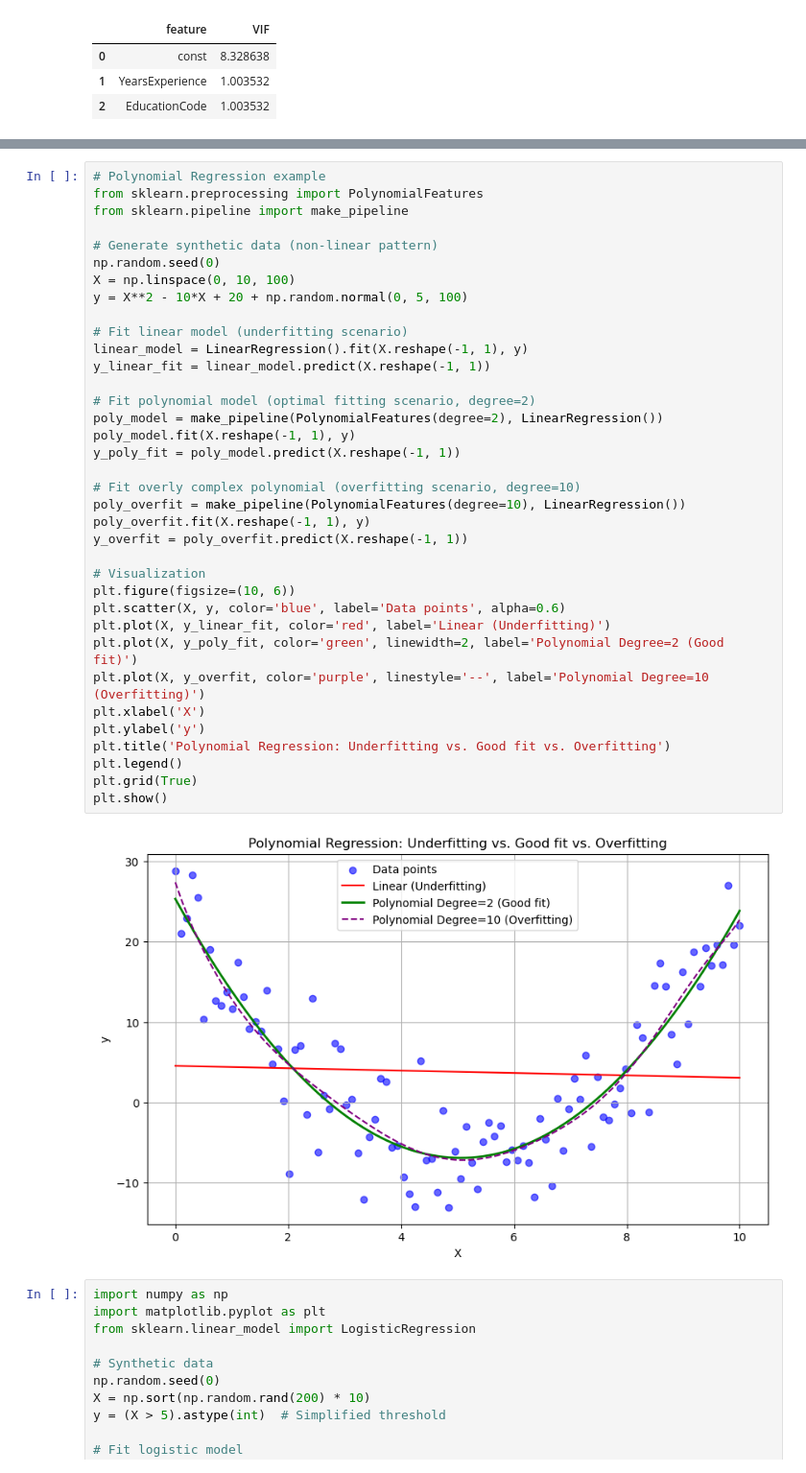
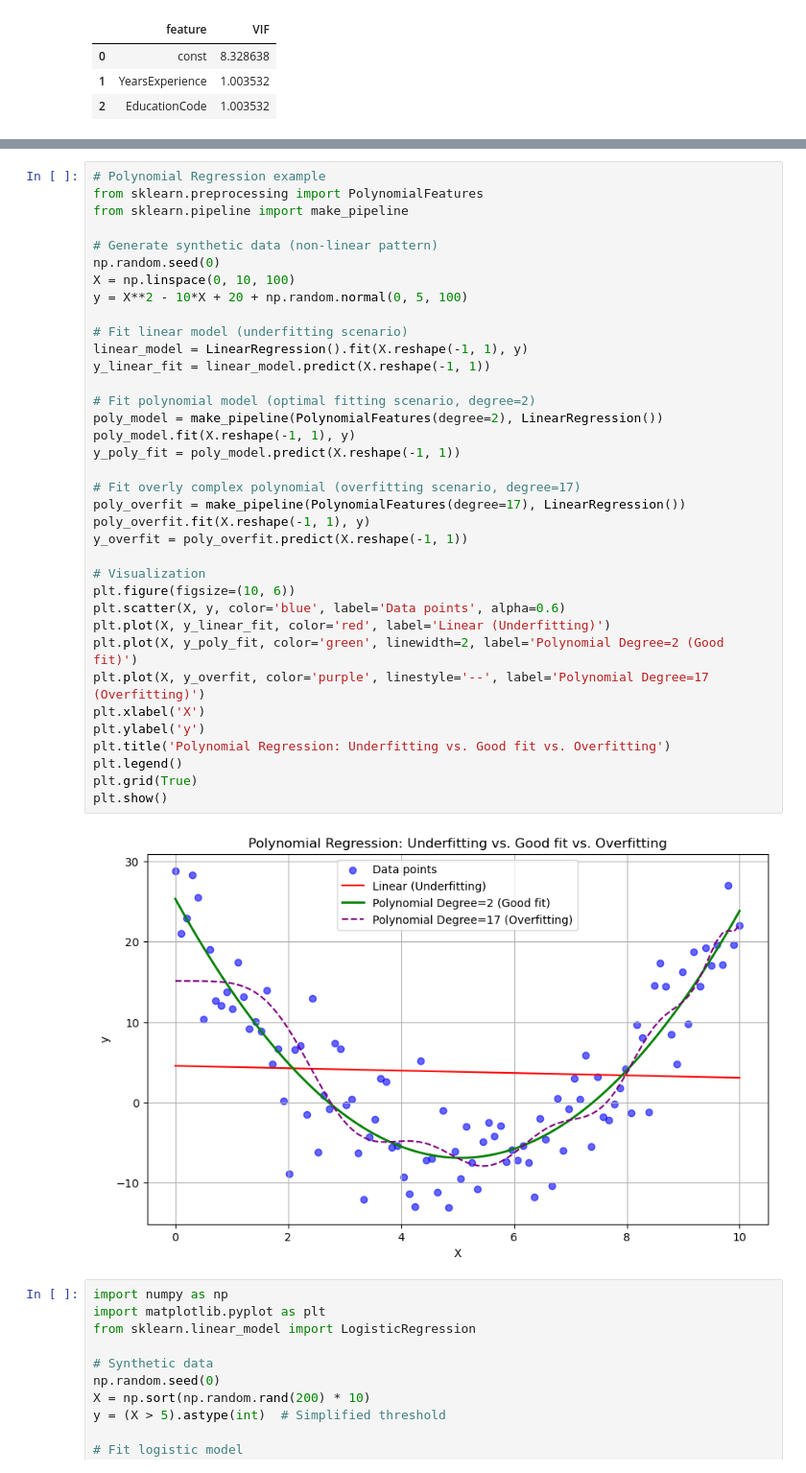
Before and after one commit to PacktPublishing/Python-Data-Analysis-4E, a Jupyter notebook: Chapter09/9_supervised_learning_regression_classification.ipynb, the cells around one changed output, grey strips where cells are left out. Shown at 96% size. Cells and saved outputs as stored; diff of their text form.

```diff
--- a/Chapter09/9_supervised_learning_regression_classification.ipynb
+++ b/Chapter09/9_supervised_learning_regression_classification.ipynb
@@ -266,37 +266,37 @@ from sklearn.pipeline import make_pipeline
 
 # Generate synthetic data (non-linear pattern)
 np.random.seed(0)
 X = np.linspace(0, 10, 100)
 y = X**2 - 10*X + 20 + np.random.normal(0, 5, 100)
 
 # Fit linear model (underfitting scenario)
 linear_model = LinearRegression().fit(X.reshape(-1, 1), y)
 y_linear_fit = linear_model.predict(X.reshape(-1, 1))
 
 # Fit polynomial model (optimal fitting scenario, degree=2)
 poly_model = make_pipeline(PolynomialFeatures(degree=2), LinearRegression())
 poly_model.fit(X.reshape(-1, 1), y)
 y_poly_fit = poly_model.predict(X.reshape(-1, 1))
 
-# Fit overly complex polynomial (overfitting scenario, degree=10)
-poly_overfit = make_pipeline(PolynomialFeatures(degree=10), LinearRegression())
+# Fit overly complex polynomial (overfitting scenario, degree=17)
+poly_overfit = make_pipeline(PolynomialFeatures(degree=17), LinearRegression())
 poly_overfit.fit(X.reshape(-1, 1), y)
 y_overfit = poly_overfit.predict(X.reshape(-1, 1))
 
 # Visualization
 plt.figure(figsize=(10, 6))
 plt.scatter(X, y, color='blue', label='Data points', alpha=0.6)
 plt.plot(X, y_linear_fit, color='red', label='Linear (Underfitting)')
 plt.plot(X, y_poly_fit, color='green', linewidth=2, label='Polynomial Degree=2 (Good fit)')
-plt.plot(X, y_overfit, color='purple', linestyle='--', label='Polynomial Degree=10 (Overfitting)')
+plt.plot(X, y_overfit, color='purple', linestyle='--', label='Polynomial Degree=17 (Overfitting)')
 plt.xlabel('X')
 plt.ylabel('y')
 plt.title('Polynomial Regression: Underfitting vs. Good fit vs. Overfitting')
 plt.legend()
 plt.grid(True)
 plt.show()
 # %% [output]
-[figure, old version]
+[figure, new version]
 # %%
 import numpy as np
 import matplotlib.pyplot as plt
```
Also changed, not shown: parts of 6 cells of this notebook.
